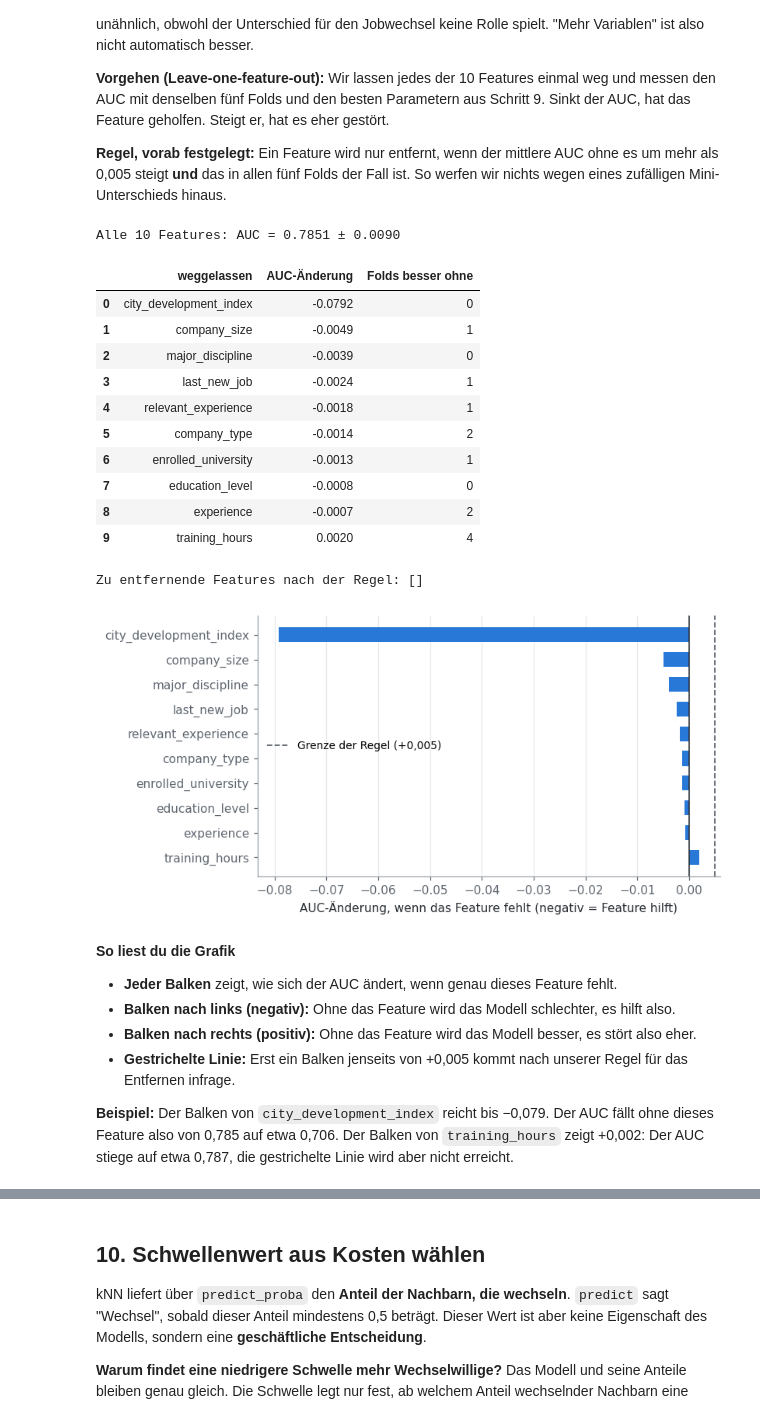
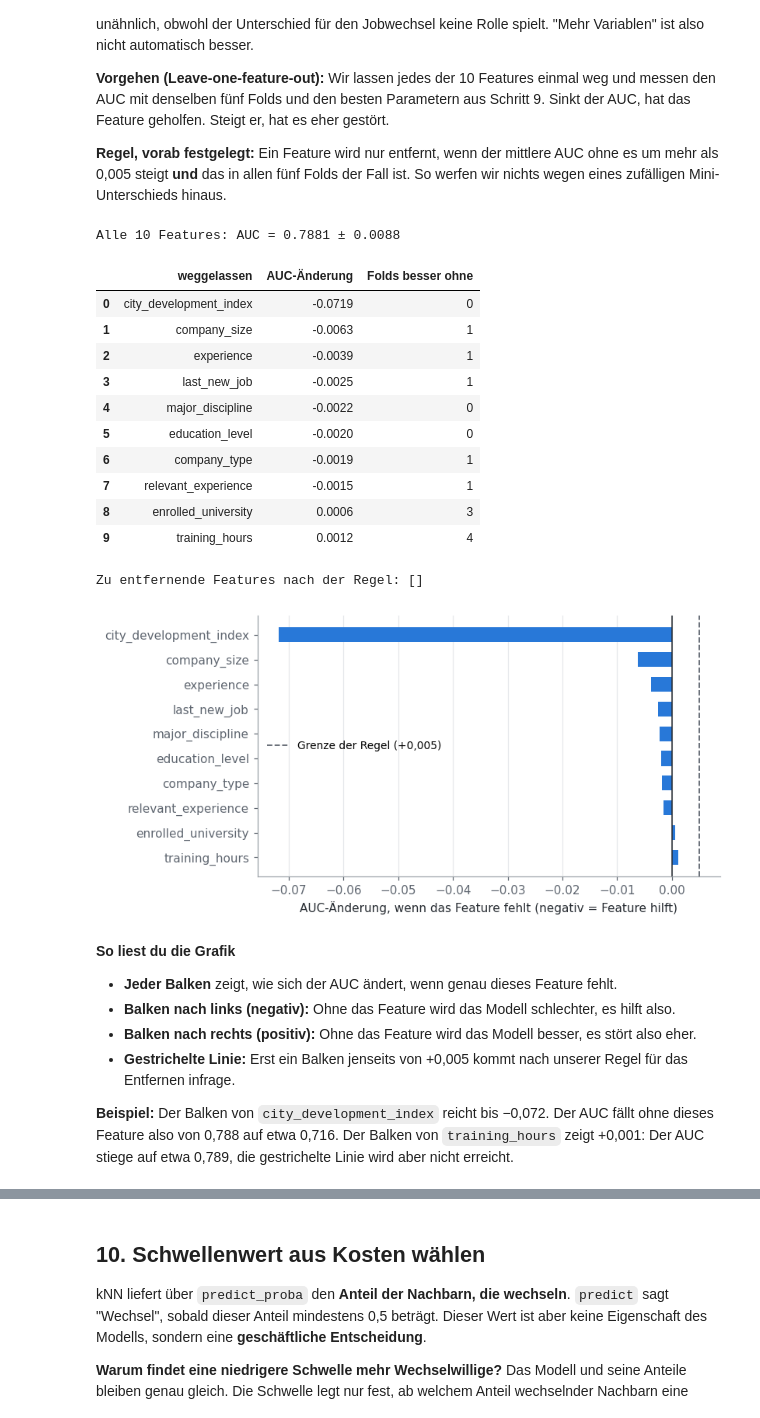
Before and after one commit to Lyxxrn/Data-Science, a Jupyter notebook: week 3/knn_schritt_fuer_schritt.ipynb, the cells around one changed output, grey strips where cells are left out. Drawn from its saved outputs; the diff is of its cells as text; code cells hidden in the pictures.

```diff
--- a/week 3/knn_schritt_fuer_schritt.ipynb
+++ b/week 3/knn_schritt_fuer_schritt.ipynb
@@ -486,0 +533,21 @@ Das hatten wir so nicht erwartet, denn ordinal klang nach der besseren Idee. Ein
+# %%
+# Hier sammeln wir je Kombination eine Ergebniszeile
+rows = []
+# Dieselben fünf Folds (cv) für alle Kombinationen, damit der Vergleich fair ist
+for encoding in ["gemischt", "one-hot"]:
+    for scaler_class in [StandardScaler, MinMaxScaler]:
+        # Mehrere k, damit das Urteil nicht an einem einzelnen k hängt
+        for k in [15, 41, 75, 151, 201, 301]:
+            model = make_knn(encoding, scaler_class, k=k)
+            auc = cross_validate(model, X_train, y_train, cv=cv,
+                                 scoring="roc_auc", n_jobs=-1)["test_score"]
+            rows.append({"Encoding": encoding, "Skalierer": scaler_class.__name__, "k": k,
+                         "AUC": auc.mean(), "Streuung": auc.std()})
+
+comparison = pd.DataFrame(rows)
+
+# pivot_table ordnet um: je k eine Zeile, je Kombination eine Spalte
+display(comparison.pivot_table(index="k", columns=["Encoding", "Skalierer"], values="AUC").round(4))
+
+# Die fünf besten Kombinationen insgesamt
+display(comparison.sort_values("AUC", ascending=False).head(5).round(4))
@@ -656,22 +767,30 @@ Neben k gibt es zwei weitere Stellschrauben:
 
 `GridSearchCV` probiert alle Kombinationen mit 5-facher CV aus und bewertet sie nach ROC AUC. Am Ende trainiert es die beste Kombination automatisch noch einmal auf allen Trainingsdaten.
 # %%
+# Alle Werte, die ausprobiert werden: 9 x 2 x 2 = 36 Kombinationen
 param_grid = {
     "knn__n_neighbors": [15, 25, 41, 75, 101, 151, 201, 301, 401],
+    # uniform: jede Stimme zählt gleich, distance: nähere Nachbarn zählen mehr
     "knn__weights": ["uniform", "distance"],
+    # 1 = Manhattan-Distanz, 2 = euklidische Distanz
     "knn__p": [1, 2],
 }
 
-grid = GridSearchCV(make_knn(BEST_ENCODING), param_grid, cv=cv,
+# Jede Kombination in 5 Folds, also 180 Trainingsläufe. Danach wird die beste auf allen Daten neu trainiert
+grid = GridSearchCV(make_knn(), param_grid, cv=cv,
                     scoring="roc_auc", n_jobs=-1).fit(X_train, y_train)
 
 print("Beste Kombination:", grid.best_params_)
+# best_index_ ist die Zeile der besten Kombination in den Ergebnissen
 print(f"Bester CV-AUC: {grid.best_score_:.3f} ± {grid.cv_results_['std_test_score'][grid.best_index_]:.3f}")
 
+# Die sechs besten Kombinationen, rank 1 ist die beste
 top = pd.DataFrame(grid.cv_results_).sort_values("rank_test_score").head(6)
+# Nur die wichtigen Spalten anzeigen und verständlich umbenennen
 display(top[["param_knn__n_neighbors", "param_knn__weights", "param_knn__p",
              "mean_test_score", "std_test_score"]]
         .set_axis(["k", "weights", "p", "AUC Mittelwert", "AUC Streuung"], axis=1).round(4))
 
+# Das fertige, auf allen Trainingsdaten gelernte Modell
 best_model = grid.best_estimator_
 # %% [output]
@@ -698,51 +817,60 @@ Bei kNN zählt jede Spalte bei der Distanz mit. Ein unwichtiges Feature macht Pe
 **Regel, vorab festgelegt:** Ein Feature wird nur entfernt, wenn der mittlere AUC ohne es um mehr als 0,005 steigt **und** das in allen fünf Folds der Fall ist. So werfen wir nichts wegen eines zufälligen Mini-Unterschieds hinaus.
 # %%
 def cv_auc(exclude=()):
-    model = make_knn(BEST_ENCODING, exclude=exclude).set_params(**grid.best_params_)
+    # Beste Einstellungen aus Schritt 9. ** übergibt das Dictionary als einzelne Parameter
+    model = make_knn(exclude=exclude).set_params(**grid.best_params_)
     return cross_validate(model, X_train.drop(columns=list(exclude)), y_train, cv=cv,
                           scoring="roc_auc", n_jobs=-1)["test_score"]
 
 
+# Vergleichswert: das Modell mit allen 10 Features
 auc_all = cv_auc()
 print(f"Alle 10 Features: AUC = {auc_all.mean():.4f} ± {auc_all.std():.4f}")
 
 rows = []
+# Jedes Feature wird genau einmal weggelassen, (feature,) ist ein Tupel mit einem Element
 for feature in X_train.columns:
     diff = cv_auc(exclude=(feature,)) - auc_all      # Vergleich je Fold, weil die Folds identisch sind
+    # Mittlere Änderung und Anzahl der Folds, in denen das Modell ohne das Feature besser ist
     rows.append({"weggelassen": feature, "AUC-Änderung": diff.mean(),
                  "Folds besser ohne": int((diff > 0).sum())})
 
+# Sortiert: Oben stehen die Features, deren Fehlen am meisten schadet
 feature_check = pd.DataFrame(rows).sort_values("AUC-Änderung").reset_index(drop=True)
 display(feature_check.round(4))
 
+# Die vorab festgelegte Regel: mehr als +0,005 und in allen 5 Folds besser
 features_to_drop = feature_check.query("`AUC-Änderung` > 0.005 and `Folds besser ohne` == 5")["weggelassen"].tolist()
 print("Zu entfernende Features nach der Regel:", features_to_drop)
 
 fig, ax = plt.subplots(figsize=(7.5, 3.8))
+# barh zeichnet von unten nach oben, darum wird die Reihenfolge umgedreht
 ordered = feature_check.iloc[::-1]
 ax.barh(ordered["weggelassen"], ordered["AUC-Änderung"], color=BLUE, height=0.6)
+# Linie bei 0: links hilft das Feature, rechts stört es eher
 ax.axvline(0, color=INK, lw=1)
+# Gestrichelte Linie: die Grenze aus unserer Regel
 ax.axvline(0.005, color="#5F6670", ls="--", lw=1.2, label="Grenze der Regel (+0,005)")
 ax.set_xlabel("AUC-Änderung, wenn das Feature fehlt (negativ = Feature hilft)")
 ax.grid(axis="y", visible=False)
 ax.legend(loc="center left", fontsize=9)
 plt.tight_layout()
 plt.show()
 # %% [output]
-Alle 10 Features: AUC = 0.7851 ± 0.0090
+Alle 10 Features: AUC = 0.7881 ± 0.0088
 |  | weggelassen | AUC-Änderung | Folds besser ohne |
-| 0 | city_development_index | -0.0792 | 0 |
-| 1 | company_size | -0.0049 | 1 |
-| 2 | major_discipline | -0.0039 | 0 |
-| 3 | last_new_job | -0.0024 | 1 |
-| 4 | relevant_experience | -0.0018 | 1 |
-| 5 | company_type | -0.0014 | 2 |
-| 6 | enrolled_university | -0.0013 | 1 |
-| 7 | education_level | -0.0008 | 0 |
-| 8 | experience | -0.0007 | 2 |
-| 9 | training_hours | 0.0020 | 4 |
+| 0 | city_development_index | -0.0719 | 0 |
+| 1 | company_size | -0.0063 | 1 |
+| 2 | experience | -0.0039 | 1 |
+| 3 | last_new_job | -0.0025 | 1 |
+| 4 | major_discipline | -0.0022 | 0 |
+| 5 | education_level | -0.0020 | 0 |
+| 6 | company_type | -0.0019 | 1 |
+| 7 | relevant_experience | -0.0015 | 1 |
+| 8 | enrolled_university | 0.0006 | 3 |
+| 9 | training_hours | 0.0012 | 4 |
 Zu entfernende Features nach der Regel: []
-[figure, old version]
+[figure, new version]
 # %% [markdown]
 **So liest du die Grafik**
 
@@ -751,7 +879,7 @@ Zu entfernende Features nach der Regel: []
 - **Balken nach rechts (positiv):** Ohne das Feature wird das Modell besser, es stört also eher.
 - **Gestrichelte Linie:** Erst ein Balken jenseits von +0,005 kommt nach unserer Regel für das Entfernen infrage.
 
-**Beispiel:** Der Balken von `city_development_index` reicht bis −0,079. Der AUC fällt ohne dieses Feature also von 0,785 auf etwa 0,706. Der Balken von `training_hours` zeigt +0,002: Der AUC stiege auf etwa 0,787, die gestrichelte Linie wird aber nicht erreicht.
+**Beispiel:** Der Balken von `city_development_index` reicht bis −0,072. Der AUC fällt ohne dieses Feature also von 0,788 auf etwa 0,716. Der Balken von `training_hours` zeigt +0,001: Der AUC stiege auf etwa 0,789, die gestrichelte Linie wird aber nicht erreicht.
 # %% [markdown]
 **Ergebnis:** Nach unserer Regel wird kein Feature entfernt, das Modell behält also alle 10.
 
```
Also changed, not shown: parts of 41 cells of this notebook, 1 other file.
